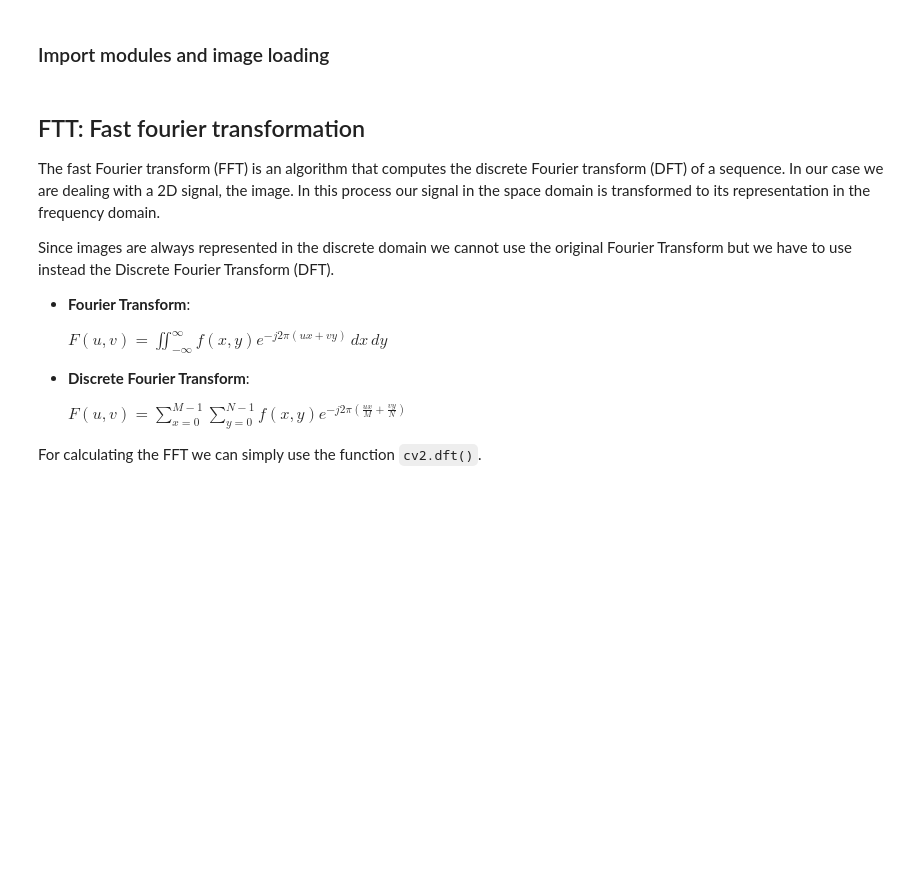
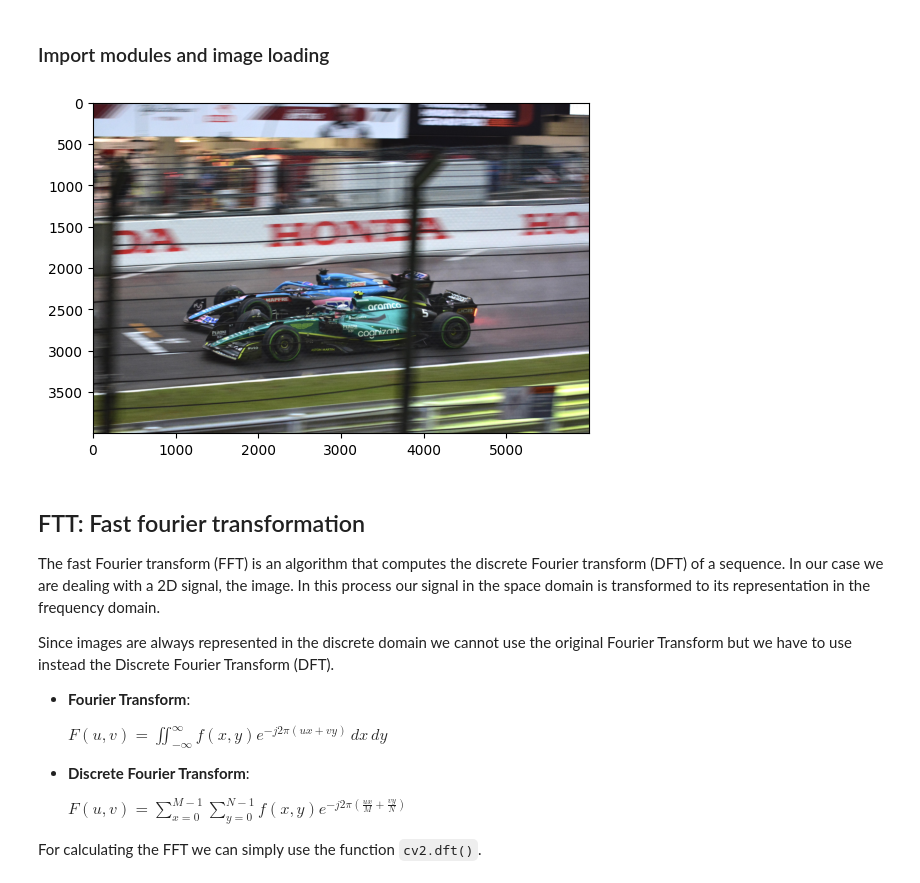
Before and after one commit to Pappol/blur_detection, a Jupyter notebook: project.ipynb, the cells around one changed output. Cells and saved outputs as stored; diff of their text form; code cells hidden in the pictures; blank space fills up the shorter version.

```diff
--- a/project.ipynb
+++ b/project.ipynb
@@ -8,15 +8,24 @@ https://pyimagesearch.com/2020/06/15/opencv-fast-fourier-transform-fft-for-blur-
 # %%
 # Import necessary libraries
 import cv2
 import numpy as np
 import matplotlib.pyplot as plt
 import os
 
 # Load an image from the 'images' folder
 image_path = os.path.join('images', 'f1', '5nbnmjaguss91.jpg')
 
 # Read the image in grayscale
 image = cv2.imread(image_path, cv2.IMREAD_GRAYSCALE)
+
+colored_image = cv2.imread(image_path, cv2.IMREAD_COLOR)
+colored_image = cv2.cvtColor(colored_image, cv2.COLOR_BGR2RGB)
+
+# Display the image colored
+plt.imshow(colored_image)
+plt.show()
+# %% [output]
+[figure, added]
 # %% [markdown]
 ## FTT: Fast fourier transformation
 
```
